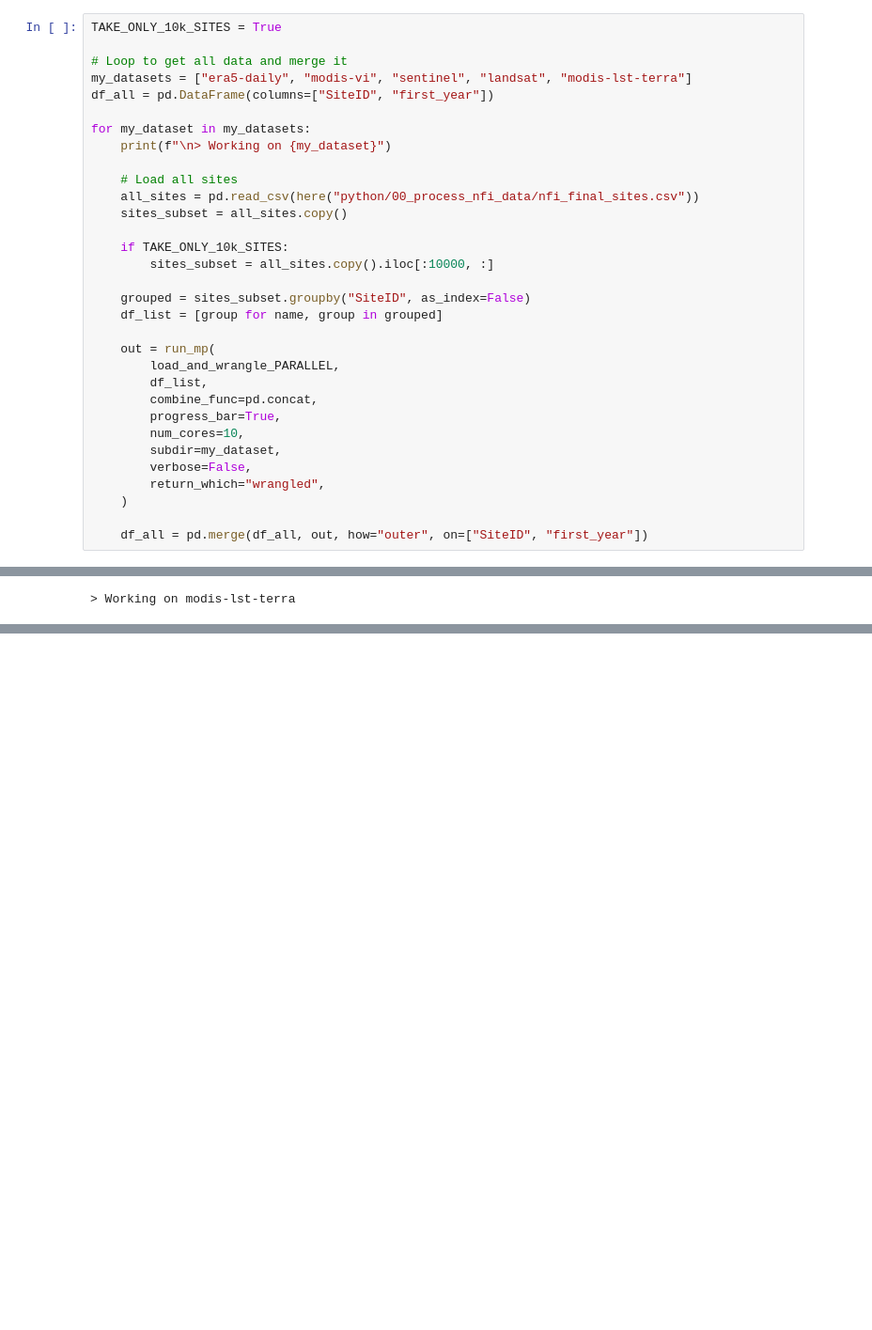
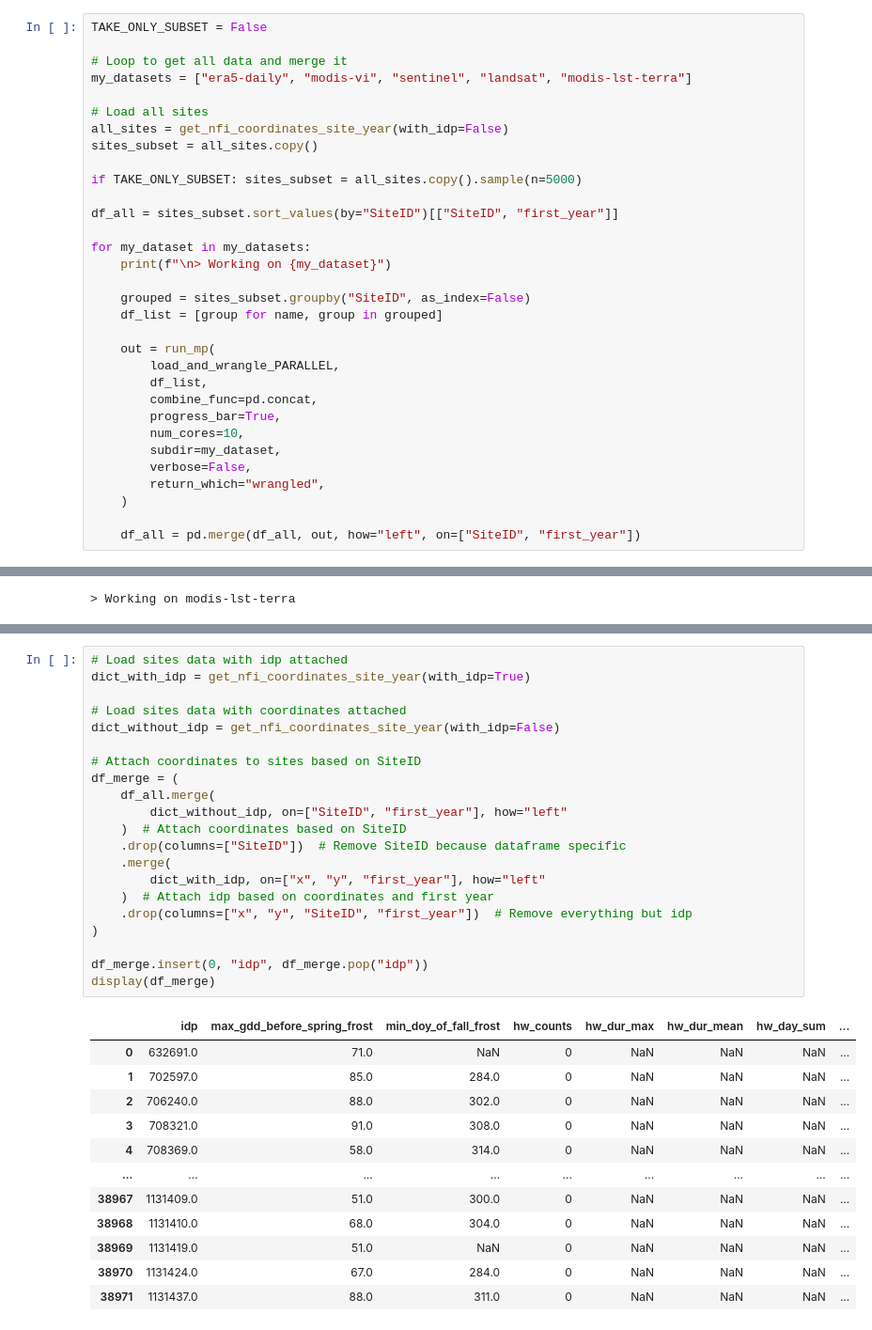
Before and after one commit to padasch/ifn_analysis, a Jupyter notebook: python/02_process_gee_data/load-wrangle-save_ALL_gee_data.ipynb, the cells around one changed output, grey strips where cells are left out. Shown: that part at 94% size. Drawn from its saved outputs; the diff is of its cells as text; blank space fills up the shorter version.

```diff
--- a/python/02_process_gee_data/load-wrangle-save_ALL_gee_data.ipynb
+++ b/python/02_process_gee_data/load-wrangle-save_ALL_gee_data.ipynb
@@ -26,19 +10,19 @@ NameError: name 'TAKE_ONLY_10k_SITES' is not defined
 # %%
-TAKE_ONLY_10k_SITES = True
+TAKE_ONLY_SUBSET = False
 
 # Loop to get all data and merge it
 my_datasets = ["era5-daily", "modis-vi", "sentinel", "landsat", "modis-lst-terra"]
-df_all = pd.DataFrame(columns=["SiteID", "first_year"])
+
+# Load all sites
+all_sites = get_nfi_coordinates_site_year(with_idp=False)
+sites_subset = all_sites.copy()
+
+if TAKE_ONLY_SUBSET: sites_subset = all_sites.copy().sample(n=5000)
+
+df_all = sites_subset.sort_values(by="SiteID")[["SiteID", "first_year"]]
 
 for my_dataset in my_datasets:
     print(f"\n> Working on {my_dataset}")
-
-    # Load all sites
-    all_sites = pd.read_csv(here("python/00_process_nfi_data/nfi_final_sites.csv"))
-    sites_subset = all_sites.copy()
-
-    if TAKE_ONLY_10k_SITES:
-        sites_subset = all_sites.copy().iloc[:10000, :]
 
     grouped = sites_subset.groupby("SiteID", as_index=False)
     df_list = [group for name, group in grouped]
@@ -54,7 +38,7 @@ for my_dataset in my_datasets:
         return_which="wrangled",
     )
 
-    df_all = pd.merge(df_all, out, how="outer", on=["SiteID", "first_year"])
+    df_all = pd.merge(df_all, out, how="left", on=["SiteID", "first_year"])
 # %% [output]
 > Working on era5-daily
 > Working on modis-vi
@@ -79,0 +64,34 @@ df_all
+# %%
+# Load sites data with idp attached
+dict_with_idp = get_nfi_coordinates_site_year(with_idp=True)
+
+# Load sites data with coordinates attached
+dict_without_idp = get_nfi_coordinates_site_year(with_idp=False)
+
+# Attach coordinates to sites based on SiteID
+df_merge = (
+    df_all.merge(
+        dict_without_idp, on=["SiteID", "first_year"], how="left"
+    )  # Attach coordinates based on SiteID
+    .drop(columns=["SiteID"])  # Remove SiteID because dataframe specific
+    .merge(
+        dict_with_idp, on=["x", "y", "first_year"], how="left"
+    )  # Attach idp based on coordinates and first year
+    .drop(columns=["x", "y", "SiteID", "first_year"])  # Remove everything but idp
+)
+
+df_merge.insert(0, "idp", df_merge.pop("idp"))
+display(df_merge)
+# %% [output]
+|  | idp | max_gdd_before_spring_frost | min_doy_of_fall_frost | hw_counts | hw_dur_max | hw_dur_mean | hw_day_sum | ... |
+| 0 | 632691.0 | 71.0 | NaN | 0 | NaN | NaN | NaN | ... |
+| 1 | 702597.0 | 85.0 | 284.0 | 0 | NaN | NaN | NaN | ... |
+| 2 | 706240.0 | 88.0 | 302.0 | 0 | NaN | NaN | NaN | ... |
+| 3 | 708321.0 | 91.0 | 308.0 | 0 | NaN | NaN | NaN | ... |
+| 4 | 708369.0 | 58.0 | 314.0 | 0 | NaN | NaN | NaN | ... |
+| ... | ... | ... | ... | ... | ... | ... | ... | ... |
+| 38967 | 1131409.0 | 51.0 | 300.0 | 0 | NaN | NaN | NaN | ... |
+| 38968 | 1131410.0 | 68.0 | 304.0 | 0 | NaN | NaN | NaN | ... |
+| 38969 | 1131419.0 | 51.0 | NaN | 0 | NaN | NaN | NaN | ... |
+| 38970 | 1131424.0 | 67.0 | 284.0 | 0 | NaN | NaN | NaN | ... |
+| 38971 | 1131437.0 | 88.0 | 311.0 | 0 | NaN | NaN | NaN | ... |
```
Also changed, not shown: parts of 12 cells of this notebook.
